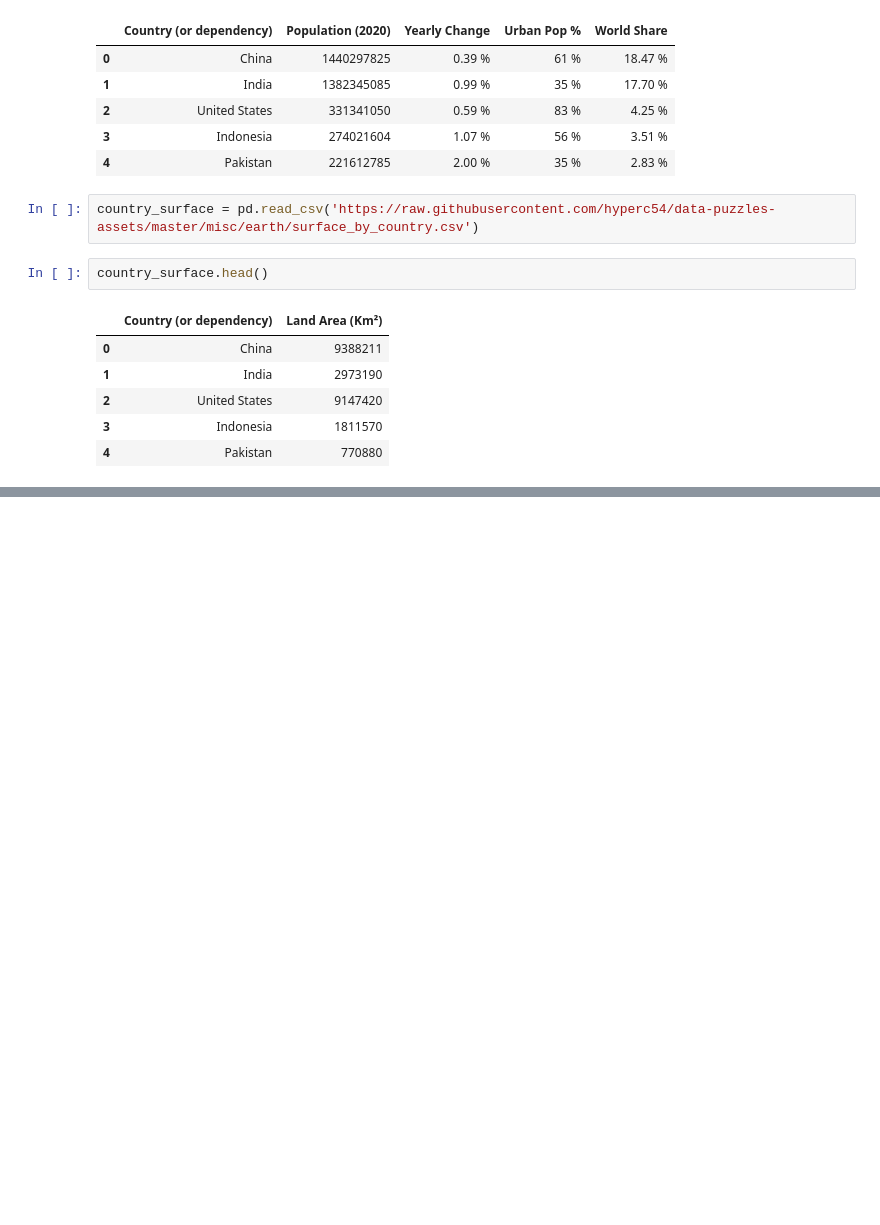
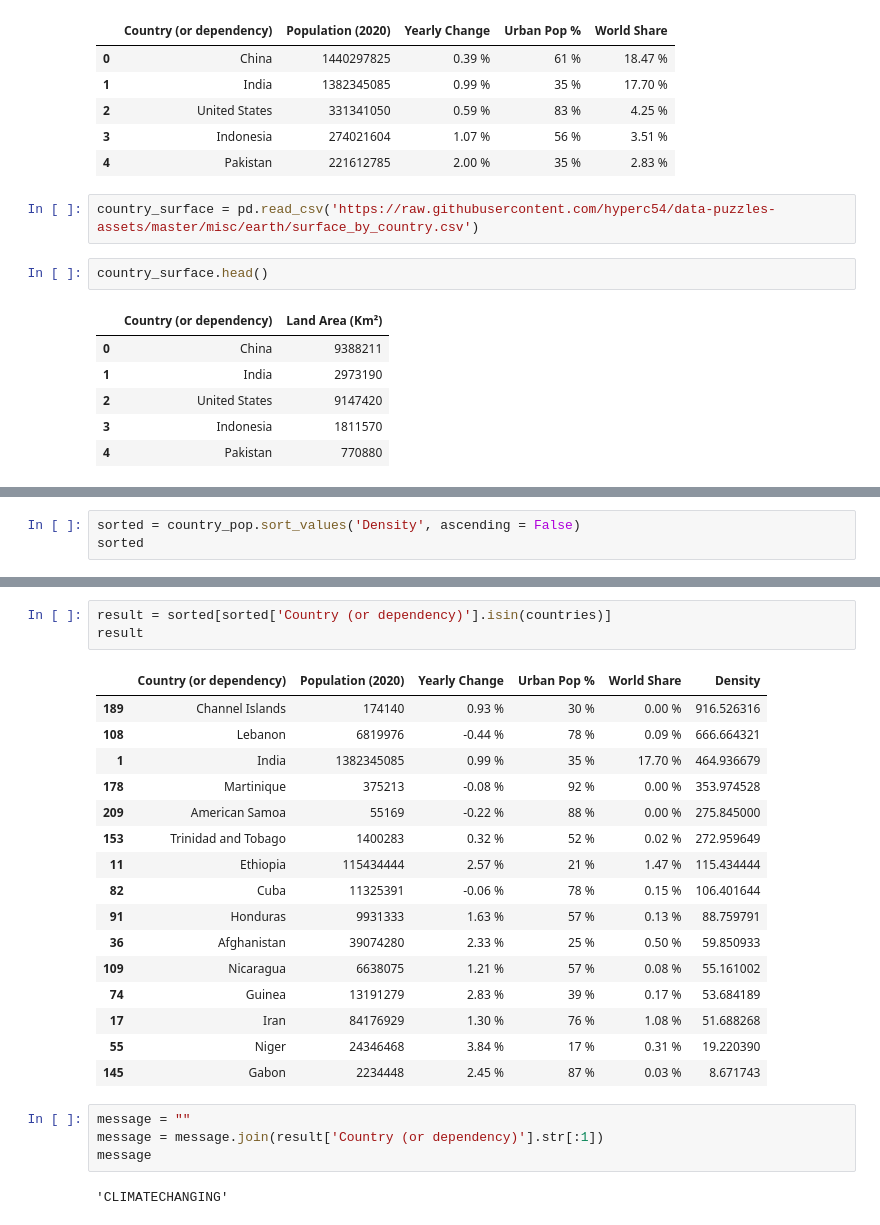
Before and after one commit to mp4145/data-puzzle-earths-PSA, a Jupyter notebook: Data_Puzzle_Earth's_PSA.ipynb, the cells around one changed output, grey strips where cells are left out. Saved outputs shown, nothing was run; the diff lists cells and outputs as text; blank space fills up the shorter version.

```diff
--- a/Data_Puzzle_Earth's_PSA.ipynb
+++ b/Data_Puzzle_Earth's_PSA.ipynb
@@ -39,0 +67,3 @@ country_surface.head()
+# %%
+sorted = country_pop.sort_values('Density', ascending = False)
+sorted
@@ -39,0 +84,26 @@ country_surface.head()
+# %%
+result = sorted[sorted['Country (or dependency)'].isin(countries)]
+result
+# %% [output]
+|  | Country (or dependency) | Population (2020) | Yearly Change | Urban Pop % | World Share | Density |
+| 189 | Channel Islands | 174140 | 0.93 % | 30 % | 0.00 % | 916.526316 |
+| 108 | Lebanon | 6819976 | -0.44 % | 78 % | 0.09 % | 666.664321 |
+| 1 | India | 1382345085 | 0.99 % | 35 % | 17.70 % | 464.936679 |
+| 178 | Martinique | 375213 | -0.08 % | 92 % | 0.00 % | 353.974528 |
+| 209 | American Samoa | 55169 | -0.22 % | 88 % | 0.00 % | 275.845000 |
+| 153 | Trinidad and Tobago | 1400283 | 0.32 % | 52 % | 0.02 % | 272.959649 |
+| 11 | Ethiopia | 115434444 | 2.57 % | 21 % | 1.47 % | 115.434444 |
+| 82 | Cuba | 11325391 | -0.06 % | 78 % | 0.15 % | 106.401644 |
+| 91 | Honduras | 9931333 | 1.63 % | 57 % | 0.13 % | 88.759791 |
+| 36 | Afghanistan | 39074280 | 2.33 % | 25 % | 0.50 % | 59.850933 |
+| 109 | Nicaragua | 6638075 | 1.21 % | 57 % | 0.08 % | 55.161002 |
+| 74 | Guinea | 13191279 | 2.83 % | 39 % | 0.17 % | 53.684189 |
+| 17 | Iran | 84176929 | 1.30 % | 76 % | 1.08 % | 51.688268 |
+| 55 | Niger | 24346468 | 3.84 % | 17 % | 0.31 % | 19.220390 |
+| 145 | Gabon | 2234448 | 2.45 % | 87 % | 0.03 % | 8.671743 |
+# %%
+message = ""
+message = message.join(result['Country (or dependency)'].str[:1])
+message
+# %% [output]
+'CLIMATECHANGING'
```
Also changed, not shown: parts of 3 cells of this notebook.
